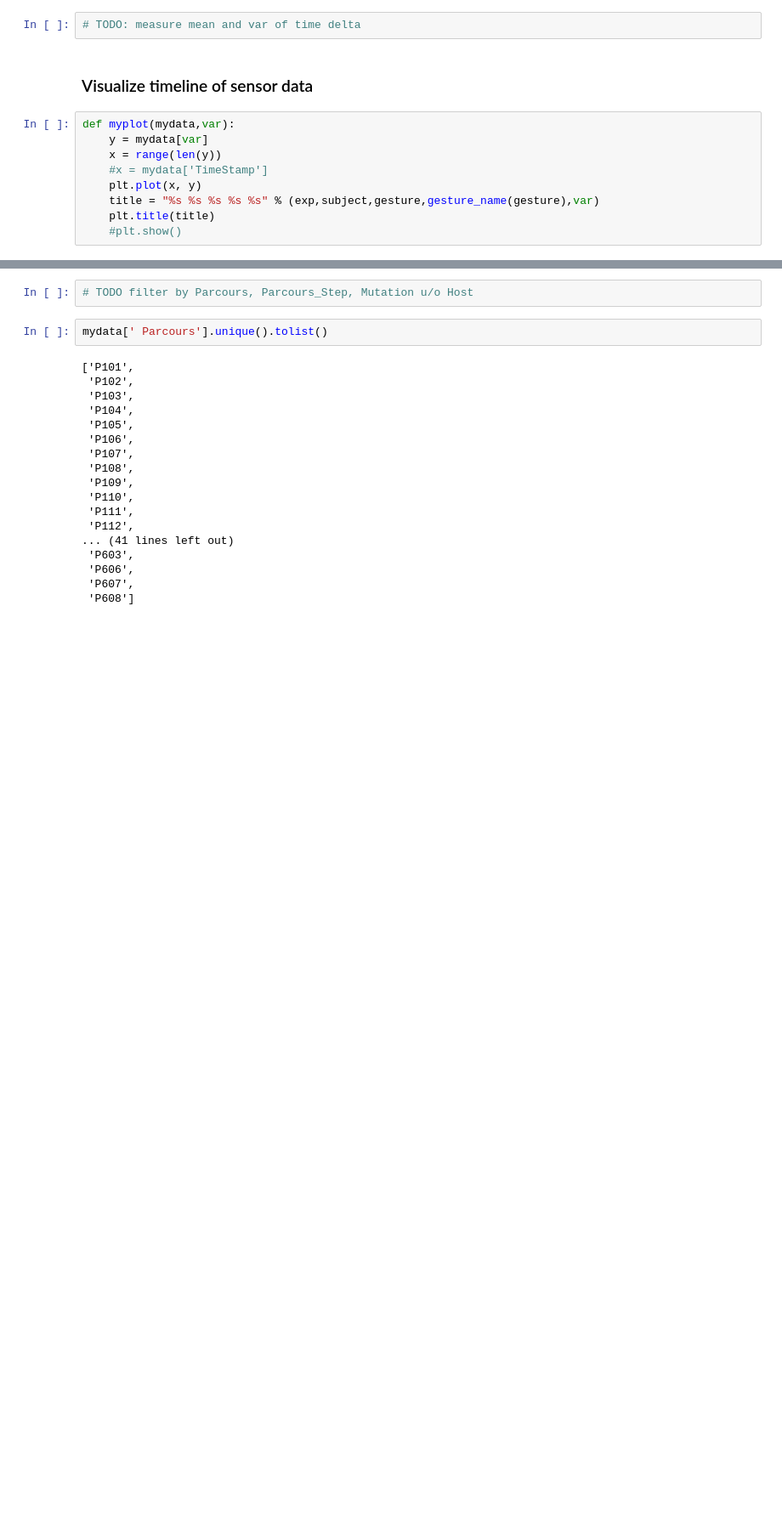
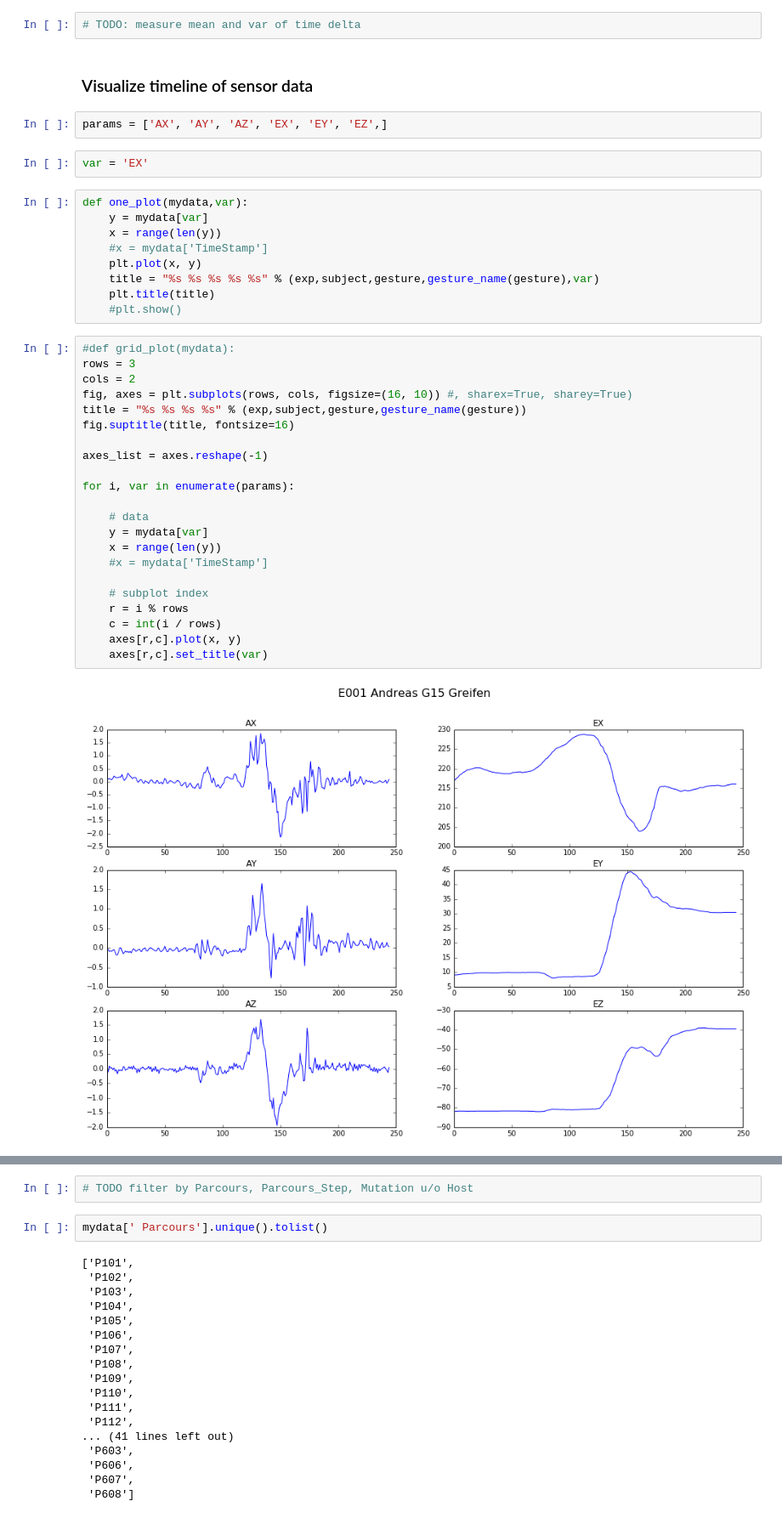
Before and after one commit to Make-O-Matic/MOM-Engine, a Jupyter notebook: data_preprocess.ipynb, the cells around one changed output, grey strips where cells are left out. Shown at 85% size. Saved outputs shown, nothing was run; the diff lists cells and outputs as text; blank space fills up the shorter version.

```diff
--- a/data_preprocess.ipynb
+++ b/data_preprocess.ipynb
@@ -300,8 +300,12 @@ mydata
 # TODO: measure mean and var of time delta
 # %% [markdown]
 ### Visualize timeline of sensor data
+# %%
+params = ['AX', 'AY', 'AZ', 'EX', 'EY', 'EZ',]
+# %%
+var = 'EX'
 # %%
-def myplot(mydata,var):
+def one_plot(mydata,var):
     y = mydata[var]
     x = range(len(y))
     #x = mydata['TimeStamp']
@@ -309,3 +313,27 @@ def myplot(mydata,var):
     title = "%s %s %s %s %s" % (exp,subject,gesture,gesture_name(gesture),var)
     plt.title(title)
     #plt.show()
+# %%
+#def grid_plot(mydata):
+rows = 3
+cols = 2
+fig, axes = plt.subplots(rows, cols, figsize=(16, 10)) #, sharex=True, sharey=True)
+title = "%s %s %s %s" % (exp,subject,gesture,gesture_name(gesture))
+fig.suptitle(title, fontsize=16)
+
+axes_list = axes.reshape(-1)
+
+for i, var in enumerate(params):
+
+    # data
+    y = mydata[var]
+    x = range(len(y))
+    #x = mydata['TimeStamp']
+
+    # subplot index
+    r = i % rows
+    c = int(i / rows)
+    axes[r,c].plot(x, y)
+    axes[r,c].set_title(var)
+# %% [output]
+[figure, added]
```
Also changed, not shown: parts of 4 cells of this notebook.
